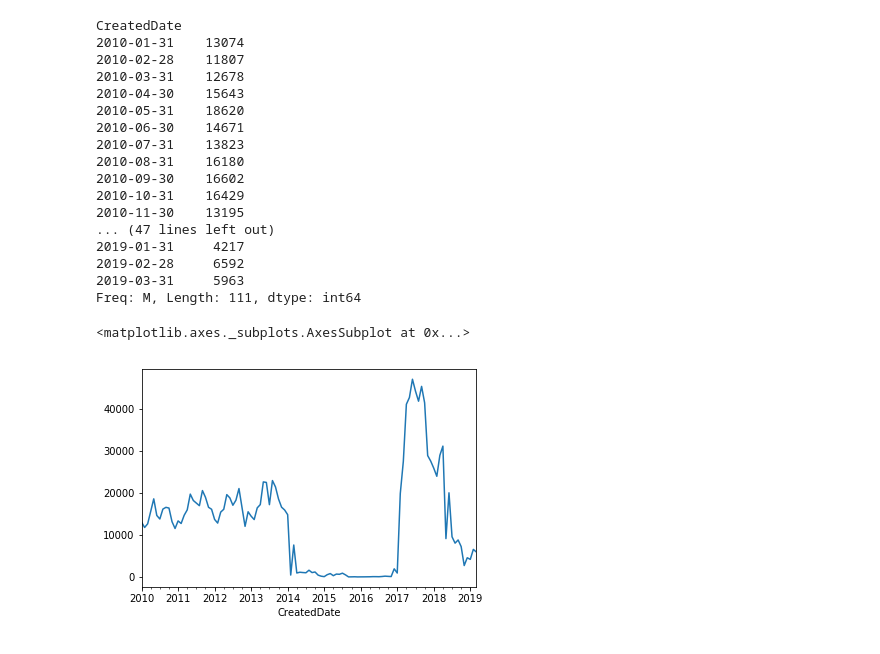
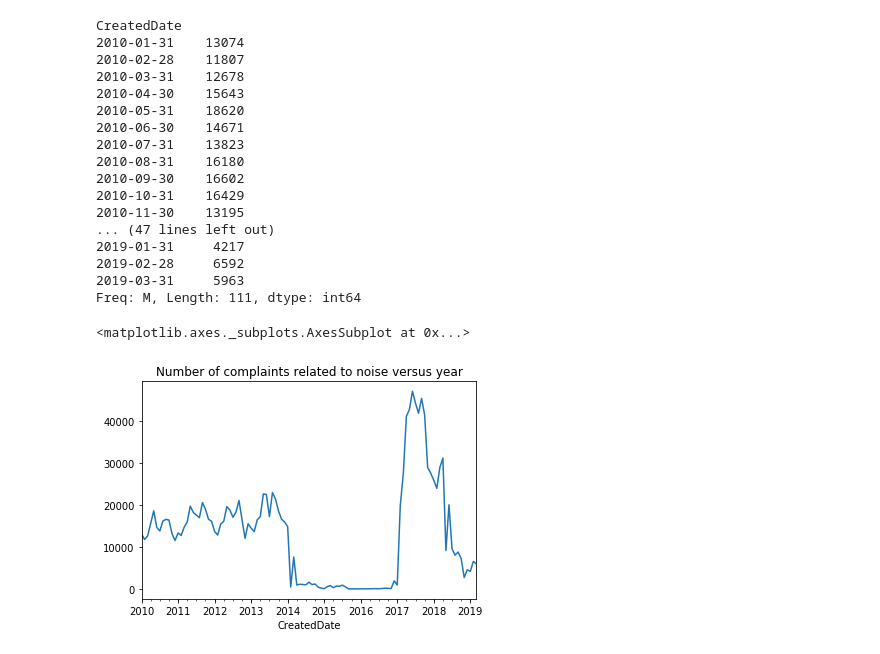
Before and after one commit to liuhansff/TDI-sec3, a Jupyter notebook: noisefrom311data.ipynb, the cells around one changed output. Drawn from its saved outputs; the diff is of its cells as text; code cells hidden in the pictures.

```diff
--- a/noisefrom311data.ipynb
+++ b/noisefrom311data.ipynb
@@ -133,11 +132,11 @@ CreatedDate
 2019-02-28     6592
 2019-03-31     5963
 Freq: M, Length: 111, dtype: int64
-# %%
-#csv_database = create_engine('sqlite:///csv2c_database.db')
-#df_data.to_sql('nyc', csv_database,if_exists='append')
-groups=df_data[noise_msk].groupby(pd.Grouper(key='CreatedDate',freq='M')).size()
-groups.plot.line()
-# %% [output]
-<matplotlib.axes._subplots.AxesSubplot at 0x...>
-[figure, removed]
+# %%
+#2nd interesting plot. From 2010 to 2014 complaints about noise did change with seasons.
+#Although from 2014 to 2017 the complains drops to almost 0 for reasons yet to be discovered,
+groups=df_data[noise_msk].groupby(pd.Grouper(key='CreatedDate',freq='M')).size()
+groups.plot(kind='line',title='Number of complaints related to noise versus year')
+# %% [output]
+<matplotlib.axes._subplots.AxesSubplot at 0x...>
+[figure, added]
```
Also changed, not shown: parts of 1 cell of this notebook.
